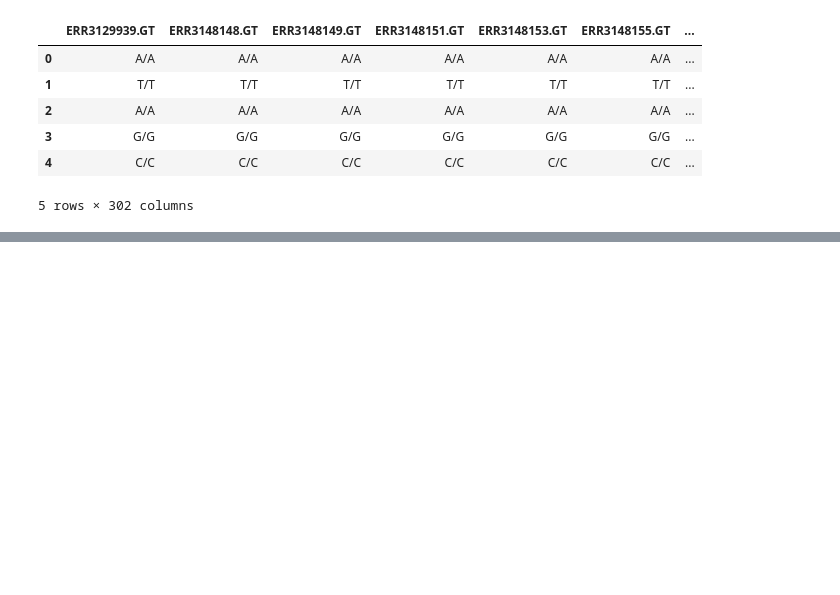
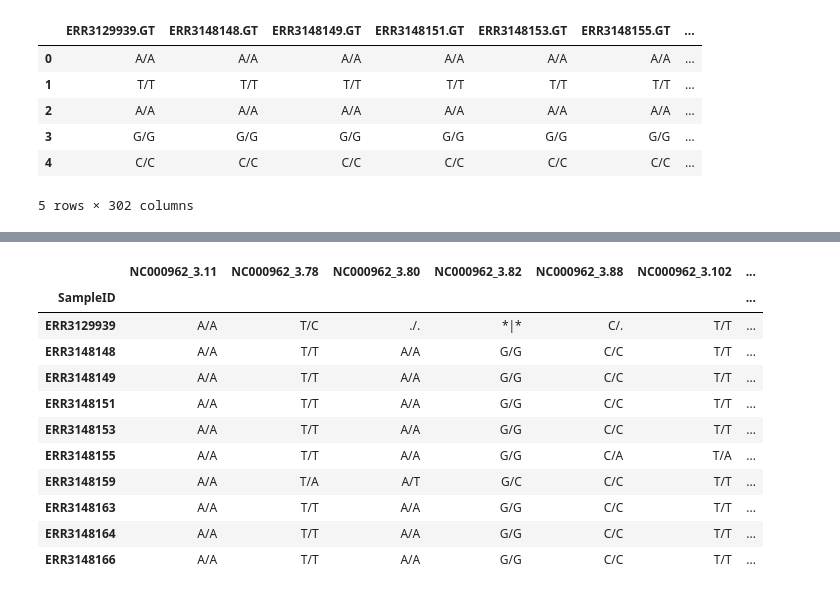
Before and after one commit to abhi18av/drug-resistance-prediction-cambiohack, a Jupyter notebook: src/notebooks/feature_engineering.ipynb, the cells around one changed output, grey strips where cells are left out. Cells and saved outputs as stored; diff of their text form; code cells hidden in the pictures; blank space fills up the shorter version.

```diff
--- a/src/notebooks/feature_engineering.ipynb
+++ b/src/notebooks/feature_engineering.ipynb
@@ -367,0 +347,21 @@ final_df.head().to_csv("../data/processed/final_df_head.csv")
+# %%
+# temp_df = vcf_snps_df.iloc[:10, :10]
+# temp_df.to_csv('../data/interim/temp_vcf_snp_df.csv')
+# temp_df = pd.read_csv('../data/interim/temp_vcf_snp_df.csv').rename(columns={'Unnamed: 0': 'SampleID'}).set_index('SampleID')
+
+
+temp_df = pd.read_csv('../data/interim/temp_vcf_snp_df.csv').set_index('SampleID')
+temp_df
+# %% [output]
+|  | NC000962_3.11 | NC000962_3.78 | NC000962_3.80 | NC000962_3.82 | NC000962_3.88 | NC000962_3.102 | ... |
+| SampleID |  |  |  |  |  |  | ... |
+| ERR3129939 | A/A | T/C | ./. | *|* | C/. | T/T | ... |
+| ERR3148148 | A/A | T/T | A/A | G/G | C/C | T/T | ... |
+| ERR3148149 | A/A | T/T | A/A | G/G | C/C | T/T | ... |
+| ERR3148151 | A/A | T/T | A/A | G/G | C/C | T/T | ... |
+| ERR3148153 | A/A | T/T | A/A | G/G | C/C | T/T | ... |
+| ERR3148155 | A/A | T/T | A/A | G/G | C/A | T/A | ... |
+| ERR3148159 | A/A | T/A | A/T | G/C | C/C | T/T | ... |
+| ERR3148163 | A/A | T/T | A/A | G/G | C/C | T/T | ... |
+| ERR3148164 | A/A | T/T | A/A | G/G | C/C | T/T | ... |
+| ERR3148166 | A/A | T/T | A/A | G/G | C/C | T/T | ... |
```
Also changed, not shown: parts of 49 cells of this notebook, 6 other files.
